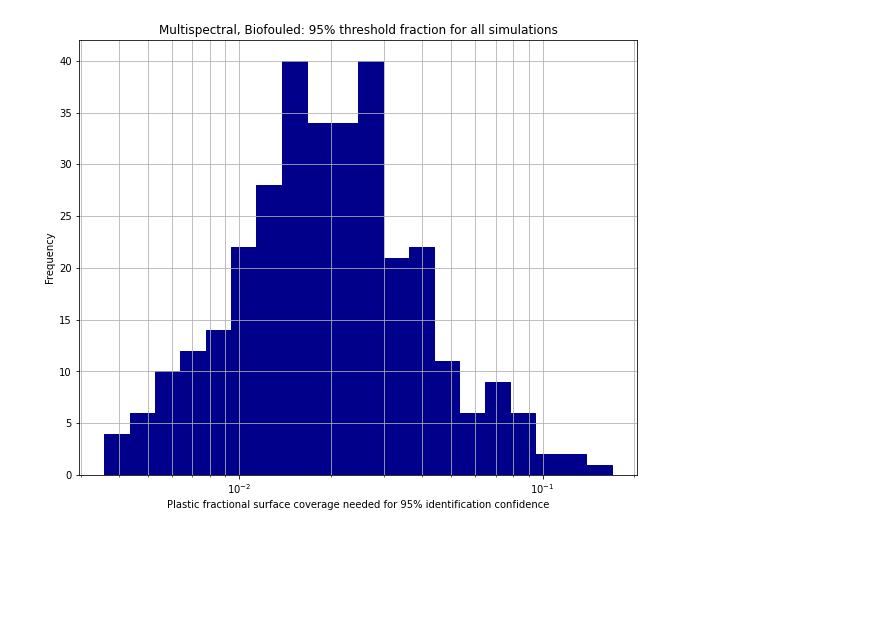
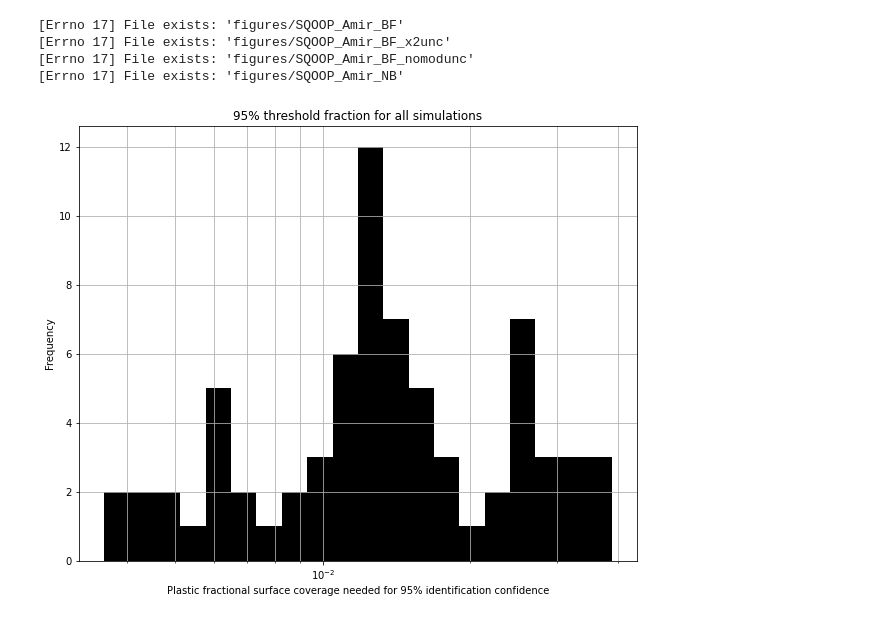
Before and after one commit to knobelsp/SQOOP, a Jupyter notebook: SQOOP_RodgersICA_Amir_plot_gyre.ipynb, the cells around one changed output. Drawn from its saved outputs; the diff is of its cells as text; code cells hidden in the pictures; blank space fills up the shorter version.

```diff
--- a/SQOOP_RodgersICA_Amir_plot_gyre.ipynb
+++ b/SQOOP_RodgersICA_Amir_plot_gyre.ipynb
@@ -14,16 +8,0 @@ filetag='SQOOP_Amir_v4_BFunc'
-# %%
-#make directories and set figure output names
-figurepath='figures/'+filetag
-try:
-    os.mkdir(figurepath)
-except OSError as error:
-    print(error)
-
-figurepath_indiv=figurepath+'/individual/'
-try:
-    os.mkdir(figurepath_indiv)
-except OSError as error:
-    print(error)
-
-fig_outname=figurepath+'/'+filetag+'_gyre'
-fig_outname_indiv=figurepath_indiv+'/'+filetag+'_gyre'
@@ -86,23 +60,69 @@ def detect_prob(mu, sigma, doprint=0):
+# %%
+#set file tags:
+
+tag_longdescription="Simulation for nadir viewing, 13 channel sensor [412, 443, 469, 488, 531, 547, 555, 645, 667, 678, 748, 859, 869] nm"
+
+tag=['Multispectral, Biofouled: ',
+     'Multispectral, Biofouled, doubled measurement uncertainty: ',
+     'Multispectral, Biofouled, no model uncertainty: ',
+     'Multispectral, non-Biofouled: ']
+
+filetag=['SQOOP_Amir_BF', #Biofouled, with both model and measurement uncertainty
+         'SQOOP_Amir_BF_x2unc', #Biofouled, with both model and doubled measurement uncertainty'
+         'SQOOP_Amir_BF_nomodunc', #Biofouled, with measurement uncertainty only (no modeling uncertainty)
+         'SQOOP_Amir_NB'] #non-Biofouled, with both model and measurement uncertainty
+
+
+fdfe_BF, fig_outname_BF = read_data(filetag[0])
+fdfe_BF_x2unc, fig_outname_BF_x2unc = read_data(filetag[1])
+fdfe_BF_nomodunc, fig_outname_BF_nomodunc = read_data(filetag[2])
+fdfe_NB, fig_outname_NB = read_data(filetag[3])
+
+colors = ['darkcyan','darkorange','darkgray','chocolate','seagreen','cyan','green',
+         'yellow','red','grey','purple']
+# %% [output]
+[Errno 17] File exists: 'figures/SQOOP_Amir_BF'
+[Errno 17] File exists: 'figures/SQOOP_Amir_BF_x2unc'
+[Errno 17] File exists: 'figures/SQOOP_Amir_BF_nomodunc'
+[Errno 17] File exists: 'figures/SQOOP_Amir_NB'
 # %%
 bn=20
 
 plt.figure(figsize=[10,8])
 plt.grid(True, which="both")
-titl=tag + '95% threshold fraction for all simulations'
+titl='95% threshold fraction for all simulations'
 plt.title(titl)
 
-this=fdfe['plastic_threshold']
+this=fdfe_BF['plastic_threshold']
 hist, bins = np.histogram(this, bins=bn)
 logbins = np.logspace(np.log10(bins[0]),np.log10(bins[-1]),len(bins))
-plt.hist(this, bins=logbins,label='FMF=0.01',color='darkblue',edgecolor='darkblue')
+plt.hist(this, bins=logbins,label='Biofouled',color='black')
+
+this=fdfe_BF_x2unc['plastic_threshold']
+hist, bins = np.histogram(this, bins=bn)
+logbins = np.logspace(np.log10(bins[0]),np.log10(bins[-1]),len(bins))
+#plt.hist(this, bins=logbins,label='Biofouled, 2x measurement uncertainty',
+#         alpha=0.25,color='lightcoral',edgecolor='black')
+
+this=fdfe_BF_nomodunc['plastic_threshold']
+hist, bins = np.histogram(this, bins=bn)
+logbins = np.logspace(np.log10(bins[0]),np.log10(bins[-1]),len(bins))
+#plt.hist(this, bins=logbins,label='Biofouled, no model uncertainty',
+#         alpha=0.25,color='aquamarine',edgecolor='black')
+
+this=fdfe_NB['plastic_threshold']
+hist, bins = np.histogram(this, bins=bn)
+logbins = np.logspace(np.log10(bins[0]),np.log10(bins[-1]),len(bins))
+#plt.hist(this, bins=logbins,label='Non-biofouled',
+#         alpha=0.25,color='palegreen',edgecolor='black')
 
 plt.xlabel('Plastic fractional surface coverage needed for 95% identification confidence')
 plt.ylabel('Frequency')
 
 plt.xscale('log')
 
-fig_filename = fig_outname+'_all.pdf'
+fig_filename = 'SQOOP_histogram_gyre_all.pdf'
 plt.savefig(fig_filename)
 plt.show()
 # %% [output]
-[figure, old version]
+[figure, new version]
```
Also changed, not shown: parts of 8 cells of this notebook, 5 other files.
